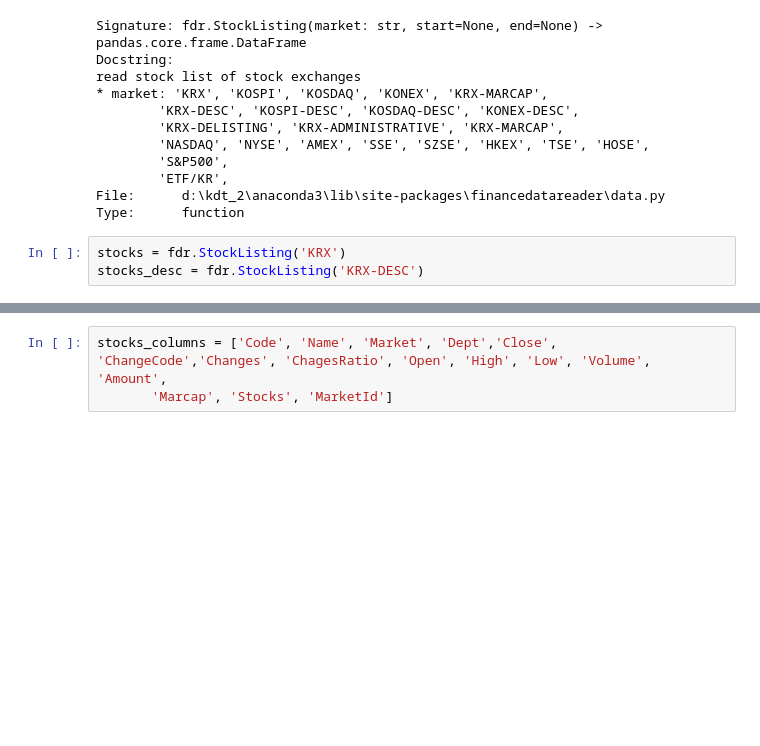
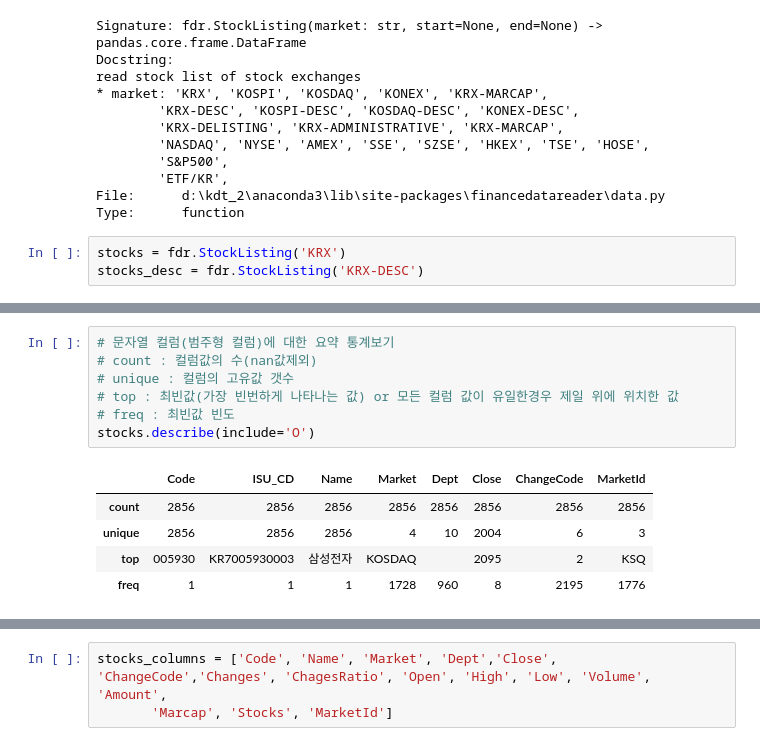
Before and after one commit to sang105kr/kdt_pythonstudy2, a Jupyter notebook: stock/FinanceDataReader.ipynb, the cells around one changed output, grey strips where cells are left out. Cells and saved outputs as stored; diff of their text form; blank space fills up the shorter version.

```diff
--- a/stock/FinanceDataReader.ipynb
+++ b/stock/FinanceDataReader.ipynb
@@ -74,0 +121,13 @@ stocks_desc.head()
+# %%
+# 문자열 컬럼(범주형 컬럼)에 대한 요약 통계보기
+# count : 컬럼값의 수(nan값제외)
+# unique : 컬럼의 고유값 갯수
+# top : 최빈값(가장 빈번하게 나타나는 값) or 모든 컬럼 값이 유일한경우 제일 위에 위치한 값
+# freq : 최빈값 빈도
+stocks.describe(include='O')
+# %% [output]
+|  | Code | ISU_CD | Name | Market | Dept | Close | ChangeCode | MarketId |
+| count | 2856 | 2856 | 2856 | 2856 | 2856 | 2856 | 2856 | 2856 |
+| unique | 2856 | 2856 | 2856 | 4 | 10 | 2004 | 6 | 3 |
+| top | 005930 | KR7005930003 | 삼성전자 | KOSDAQ |  | 2095 | 2 | KSQ |
+| freq | 1 | 1 | 1 | 1728 | 960 | 8 | 2195 | 1776 |
```
Also changed, not shown: parts of 10 cells of this notebook, 2 other files.
